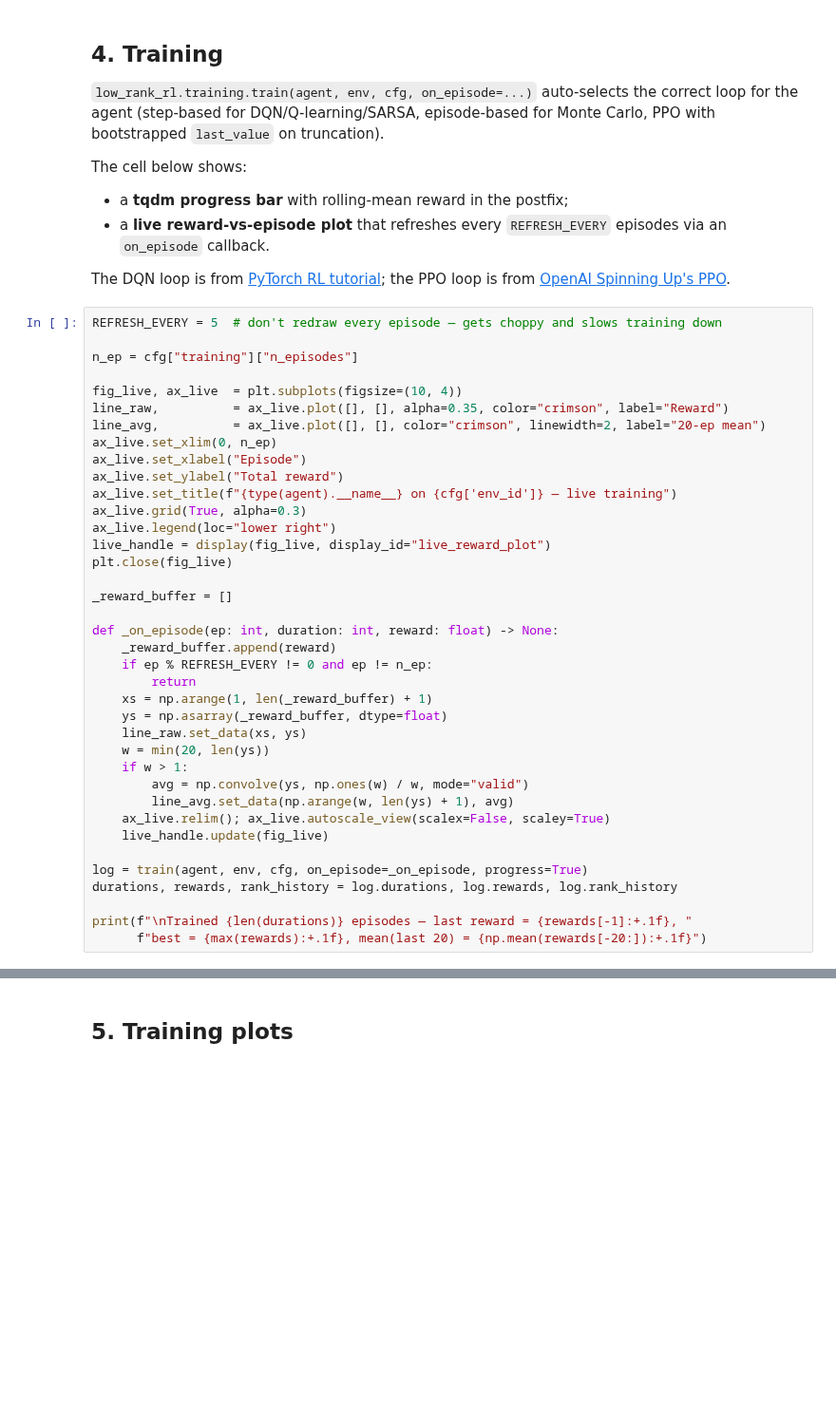
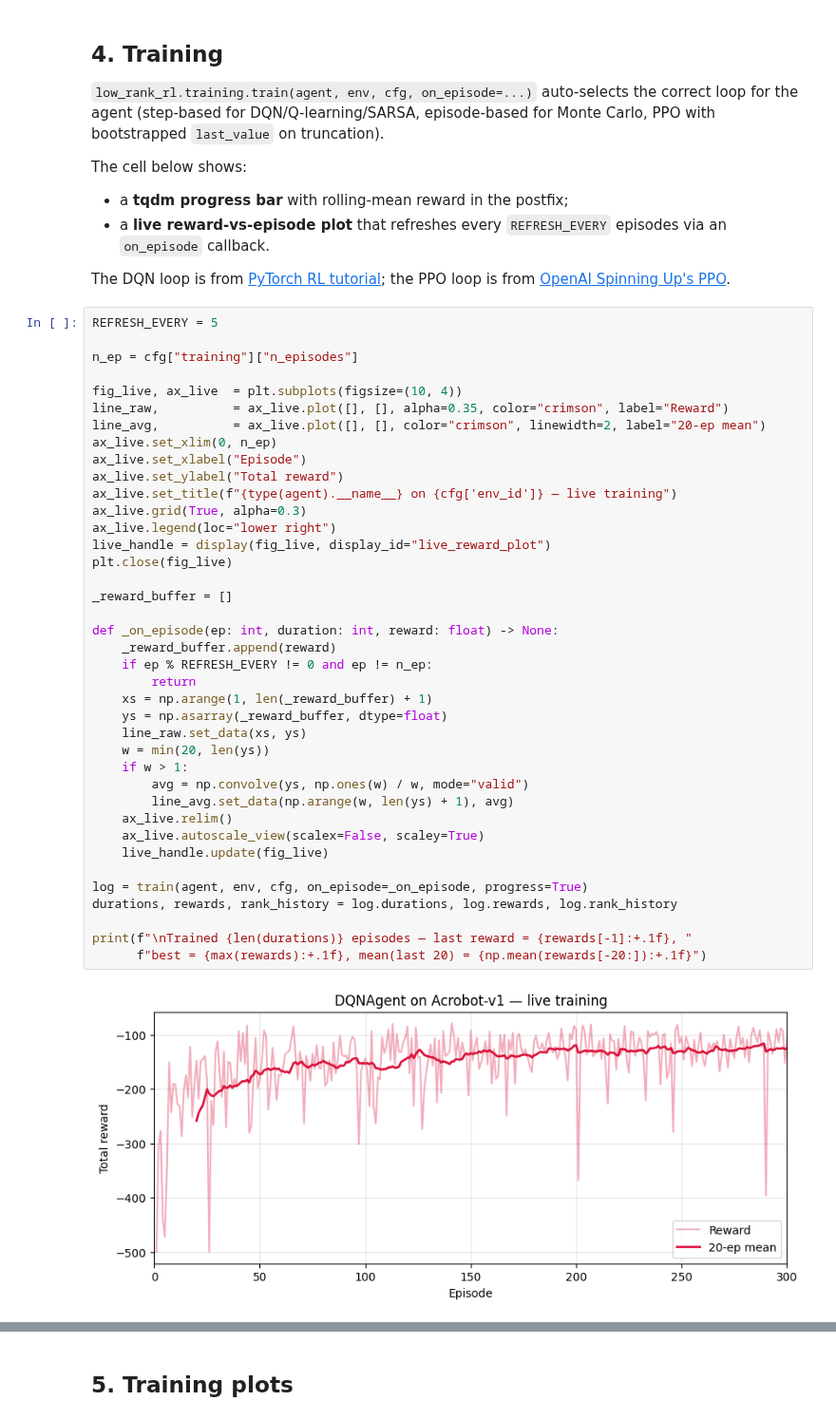
Before and after one commit to Souparna-Mandal/Low-Rank-RL-TL, a Jupyter notebook: experiments/low_rank_acrobot/notebook.ipynb, the cells around one changed output, grey strips where cells are left out. Shown at 95% size. Saved outputs shown, nothing was run; the diff lists cells and outputs as text; blank space fills up the shorter version.

```diff
--- a/experiments/low_rank_acrobot/notebook.ipynb
+++ b/experiments/low_rank_acrobot/notebook.ipynb
@@ -117,7 +137,7 @@ The cell below shows:
 The DQN loop is from  [PyTorch RL tutorial](https://pytorch.org/tutorials/intermediate/reinforcement_q_learning.html);
 the PPO loop is from [OpenAI Spinning Up's PPO](https://spinningup.openai.com/en/latest/algorithms/ppo.html).
 # %%
-REFRESH_EVERY = 5  # don't redraw every episode — gets choppy and slows training down
+REFRESH_EVERY = 5
 
 n_ep = cfg["training"]["n_episodes"]
 
@@ -126,31 +146,34 @@ line_raw,          = ax_live.plot([], [], alpha=0.35, color="crimson", label="Re
 line_avg,          = ax_live.plot([], [], color="crimson", linewidth=2, label="20-ep mean")
 ax_live.set_xlim(0, n_ep)
 ax_live.set_xlabel("Episode")
 ax_live.set_ylabel("Total reward")
 ax_live.set_title(f"{type(agent).__name__} on {cfg['env_id']} — live training")
 ax_live.grid(True, alpha=0.3)
 ax_live.legend(loc="lower right")
 live_handle = display(fig_live, display_id="live_reward_plot")
 plt.close(fig_live)
 
 _reward_buffer = []
 
 def _on_episode(ep: int, duration: int, reward: float) -> None:
     _reward_buffer.append(reward)
     if ep % REFRESH_EVERY != 0 and ep != n_ep:
         return
     xs = np.arange(1, len(_reward_buffer) + 1)
     ys = np.asarray(_reward_buffer, dtype=float)
     line_raw.set_data(xs, ys)
     w = min(20, len(ys))
     if w > 1:
         avg = np.convolve(ys, np.ones(w) / w, mode="valid")
         line_avg.set_data(np.arange(w, len(ys) + 1), avg)
-    ax_live.relim(); ax_live.autoscale_view(scalex=False, scaley=True)
+    ax_live.relim()
+    ax_live.autoscale_view(scalex=False, scaley=True)
     live_handle.update(fig_live)
 
 log = train(agent, env, cfg, on_episode=_on_episode, progress=True)
 durations, rewards, rank_history = log.durations, log.rewards, log.rank_history
 
 print(f"\nTrained {len(durations)} episodes — last reward = {rewards[-1]:+.1f}, "
       f"best = {max(rewards):+.1f}, mean(last 20) = {np.mean(rewards[-20:]):+.1f}")
+# %% [output]
+[figure, added]
```
Also changed, not shown: parts of 17 cells of this notebook, 5 other files.
